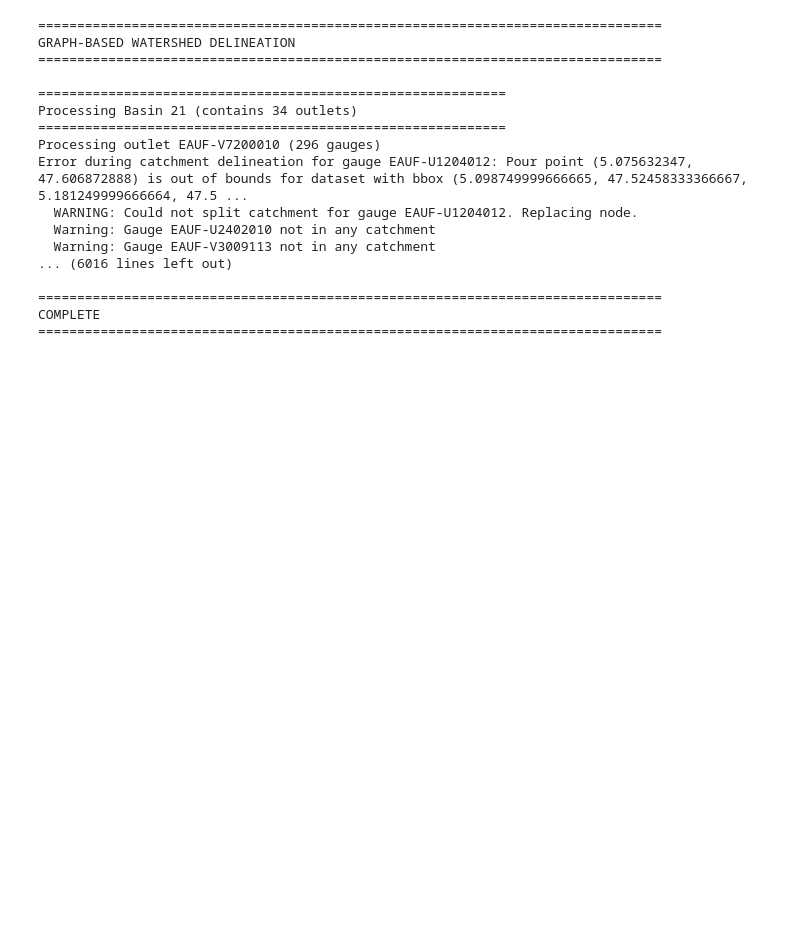
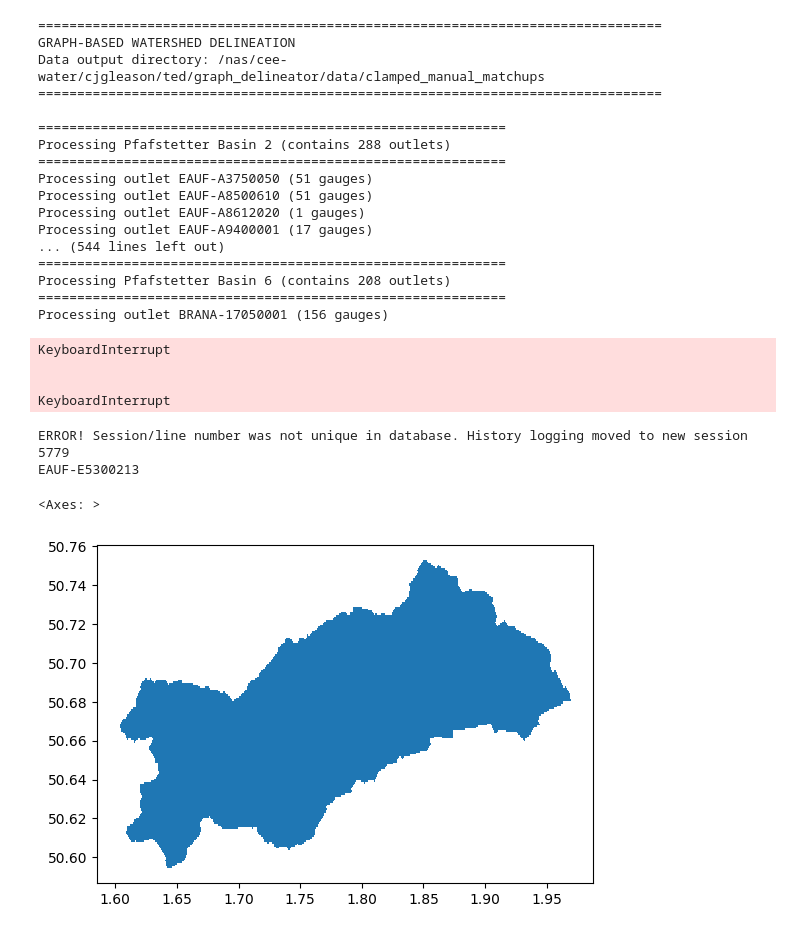
Before and after one commit to tedlanghorst/graph_delineator, a Jupyter notebook: watershed_delineation_example.ipynb, the cells around one changed output. Cells and saved outputs as stored; diff of their text form; code cells hidden in the pictures; blank space fills up the shorter version.

```diff
--- a/watershed_delineation_example.ipynb
+++ b/watershed_delineation_example.ipynb
@@ -9,35 +9,35 @@ import graph_delineator.delineate as gd
 # %%
 # Define MERIT data directories
 merit_dirs = {
-    'catchment': Path('/nas/cee-ice/data/MERIT-BASINS/pfaf_level_02/'),
-    'river': Path('/nas/cee-ice/data/MERIT-BASINS/pfaf_level_02/'),
+    'basins': Path('/nas/cee-ice/data/MERIT'),
     'flow_dir': Path('/nas/cee-ice/data/MERIT-Hydro/processed/dir/'),
-    'accum': Path('/nas/cee-ice/data/MERIT-Hydro/processed/upg/'),
-    'megabasins': Path('/nas/cee-ice/data/MERIT-Hydro/basins_level2/merit_hydro_vect_level2.shp')
+    'flow_acc': Path('/nas/cee-ice/data/MERIT-Hydro/processed/upg/')
 }
 
 # Load gauges
-# gauges_csv = Path('/nas/cee-water/cjgleason/ted/graph_delineator/inputs/test.csv')
-gauges_csv = Path('/nas/cee-water/cjgleason/ted/graph_delineator/inputs/manual_matchups.csv')
-
-output_dir = Path("/nas/cee-water/cjgleason/ted/graph_delineator/outputs/manual_matchups")
+# gauges_csv = Path('/nas/cee-water/cjgleason/ted/graph_delineator/data/test.csv')
+gauges_csv = Path('/nas/cee-water/cjgleason/ted/graph_delineator/data/clamped_manual_matchups.csv')
 # %%
-gd.delineate_watershed(gauges_csv, merit_dirs, output_dir, 100)
+gd.delineate_watershed(gauges_csv, merit_dirs, 100, save_plots=True)
 # %% [output]
 ================================================================================
 GRAPH-BASED WATERSHED DELINEATION
+Data output directory: /nas/cee-water/cjgleason/ted/graph_delineator/data/clamped_manual_matchups
 ================================================================================
 
 ============================================================
-Processing Basin 21 (contains 34 outlets)
+Processing Pfafstetter Basin 2 (contains 288 outlets)
 ============================================================
-Processing outlet EAUF-V7200010 (296 gauges)
-Error during catchment delineation for gauge EAUF-U1204012: Pour point (5.075632347, 47.606872888) is out of bounds for dataset with bbox (5.098749999666665, 47.52458333366667, 5.181249999666664, 47.5 ...
-  WARNING: Could not split catchment for gauge EAUF-U1204012. Replacing node.
-  Warning: Gauge EAUF-U2402010 not in any catchment
-  Warning: Gauge EAUF-V3009113 not in any catchment
-... (6016 lines left out)
-
-================================================================================
-COMPLETE
-================================================================================
+Processing outlet EAUF-A3750050 (51 gauges)
+Processing outlet EAUF-A8500610 (51 gauges)
+Processing outlet EAUF-A8612020 (1 gauges)
+Processing outlet EAUF-A9400001 (17 gauges)
+... (544 lines left out)
+============================================================
+Processing Pfafstetter Basin 6 (contains 208 outlets)
+============================================================
+Processing outlet BRANA-17050001 (156 gauges)
+KeyboardInterrupt
+
+
+KeyboardInterrupt
@@ -43,0 +48,38 @@ COMPLETE
+# %%
+all_gauges = gd.load_gauges(gauges_csv)
+megabasins_outlets = gd.get_pfaf1_outlet_dict(all_gauges)
+
+b = False
+for megabasin_id, outlet_dict in megabasins_outlets.items():
+    for outlet_id, outlet_gauge_ids in outlet_dict.items():
+
+        if outlet_id != 'EAUF-E5300213':
+            continue
+
+        print(outlet_id)
+        pfaf1_catchments, pfaf1_rivers = gd.load_basin_data(megabasin_id, merit_dirs)
+
+        gauges = all_gauges[all_gauges["id"].isin(outlet_gauge_ids)]
+        gauges = gd.set_gauge_area_range(gauges, pfaf1_rivers)
+
+        final_comid = gauges[gauges['id'] == outlet_id]['COMID'].item()
+        comids = gd.get_network_comids(final_comid,  pfaf1_rivers)
+
+        catchments = pfaf1_catchments.loc[pfaf1_catchments.index.isin(comids)]
+        rivers = pfaf1_rivers.loc[pfaf1_rivers.index.isin(comids)]
+
+        G = gd.build_graph_with_geometries(catchments, rivers)
+
+        b = True
+        break
+
+    if b:
+        break
+# %% [output]
+ERROR! Session/line number was not unique in database. History logging moved to new session 5779
+EAUF-E5300213
+# %%
+catchments.plot()
+# %% [output]
+<Axes: >
+[figure, added]
```
Also changed, not shown: parts of 54 cells of this notebook, 6 other files.
